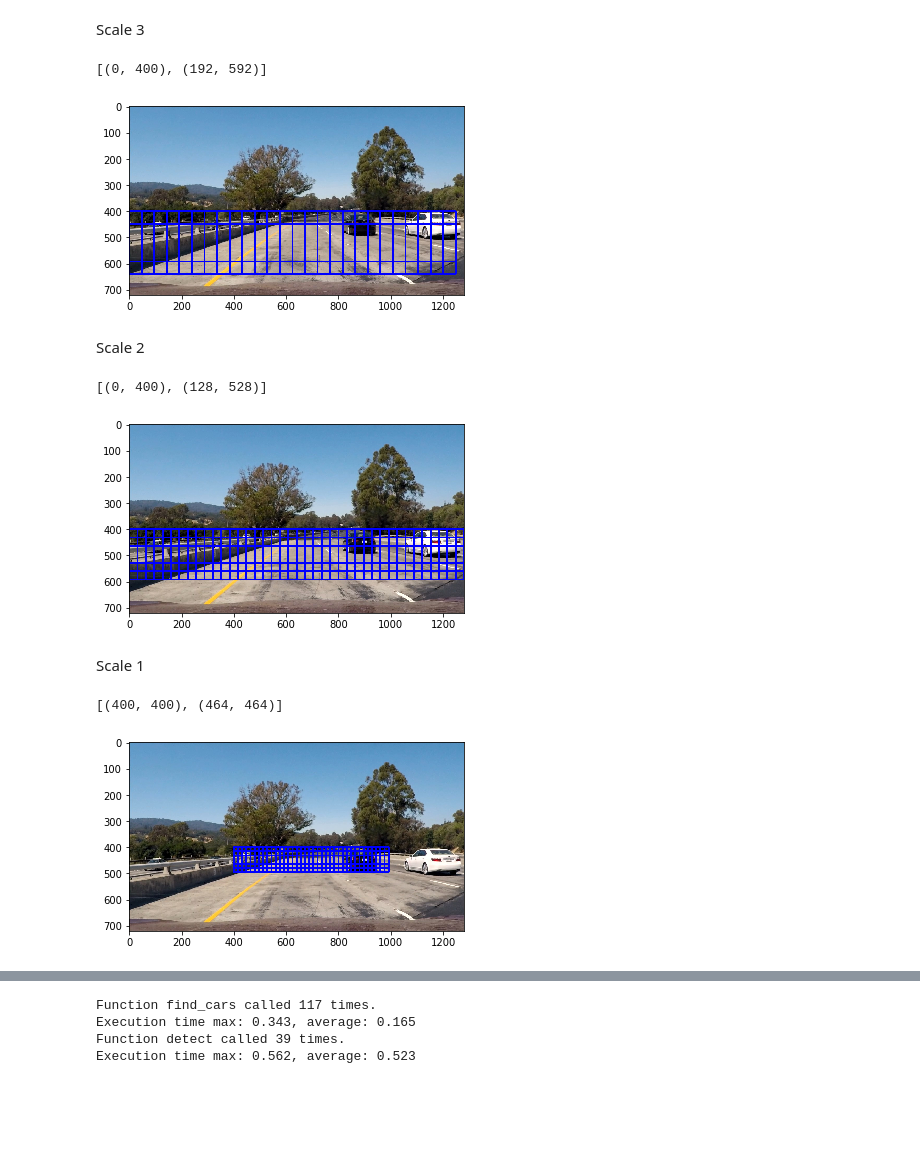
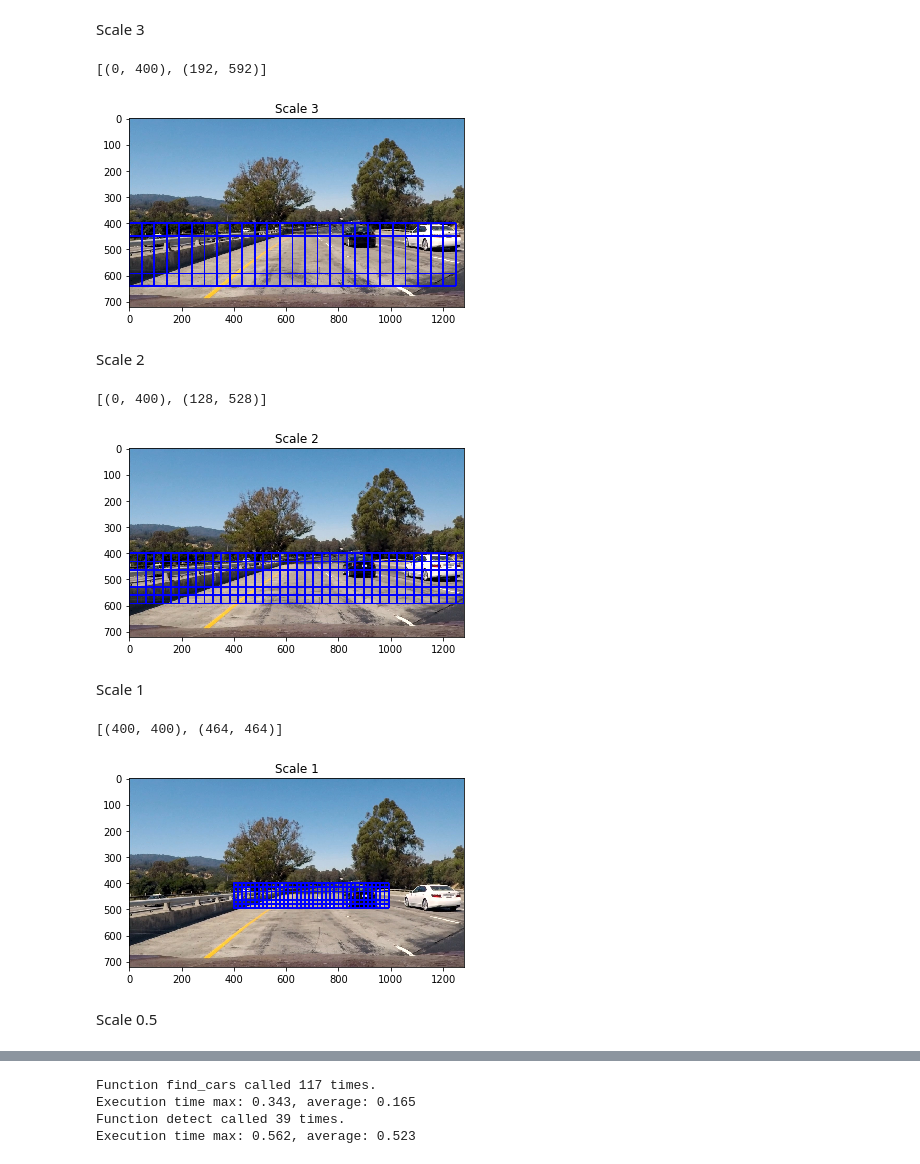
Before and after one commit to gcjyzdd/SDC-P5, a Jupyter notebook: VDT_v1.ipynb, the cells around one changed output, grey strips where cells are left out. Cells and saved outputs as stored; diff of their text form; code cells hidden in the pictures; blank space fills up the shorter version.

```diff
--- a/VDT_v1.ipynb
+++ b/VDT_v1.ipynb
@@ -179,34 +179,35 @@ Scale 3
 # %%
 img = mpimg.imread('./test_images/test1.jpg')
 
 box_list = []
 
 xstart = 0
 ystart = 400
 xstop = img.shape[1]
 ystop = 656
 scale = 3
 
 orient = 8
 pix_per_cell = 8
 cell_per_block = 4
 spatial_size = 32
 hist_bins = 32
 
 box_list2 = find_cars_box(img, 'RGB',
               xstart, ystart, xstop, ystop,
               scale, 0, 0,
               orient, pix_per_cell, cell_per_block,
               spatial_size, hist_bins)
 box_list.extend(box_list2)
 print(box_list[0])
 
 out = draw_boxes(img, box_list)
 plt.imshow(out)
+plt.title('Scale 3')
 plt.savefig('./output_images/sb_3.jpg', bbox_inches="tight")
 # %% [output]
 [(0, 400), (192, 592)]
-[figure, old version]
+[figure, new version]
 # %% [markdown]
 Scale 2
 # %%
@@ -236,10 +237,11 @@ print(box_list[0])
 
 out = draw_boxes(img, box_list)
 plt.imshow(out)
+plt.title('Scale 2')
 plt.savefig('./output_images/sb_2.jpg', bbox_inches="tight")
 # %% [output]
 [(0, 400), (128, 528)]
-[figure, old version]
+[figure, new version]
 # %% [markdown]
 Scale 1
 # %%
@@ -269,10 +271,13 @@ print(box_list[0])
 
 out = draw_boxes(img, box_list)
 plt.imshow(out)
+plt.title('Scale 1')
 plt.savefig('./output_images/sb_1.jpg', bbox_inches="tight")
 # %% [output]
 [(400, 400), (464, 464)]
-[figure, old version]
+[figure, new version]
+# %% [markdown]
+Scale 0.5
 # %%
 img = mpimg.imread('./test_images/test1.jpg')
 
```
Also changed, not shown: parts of 14 cells of this notebook.
